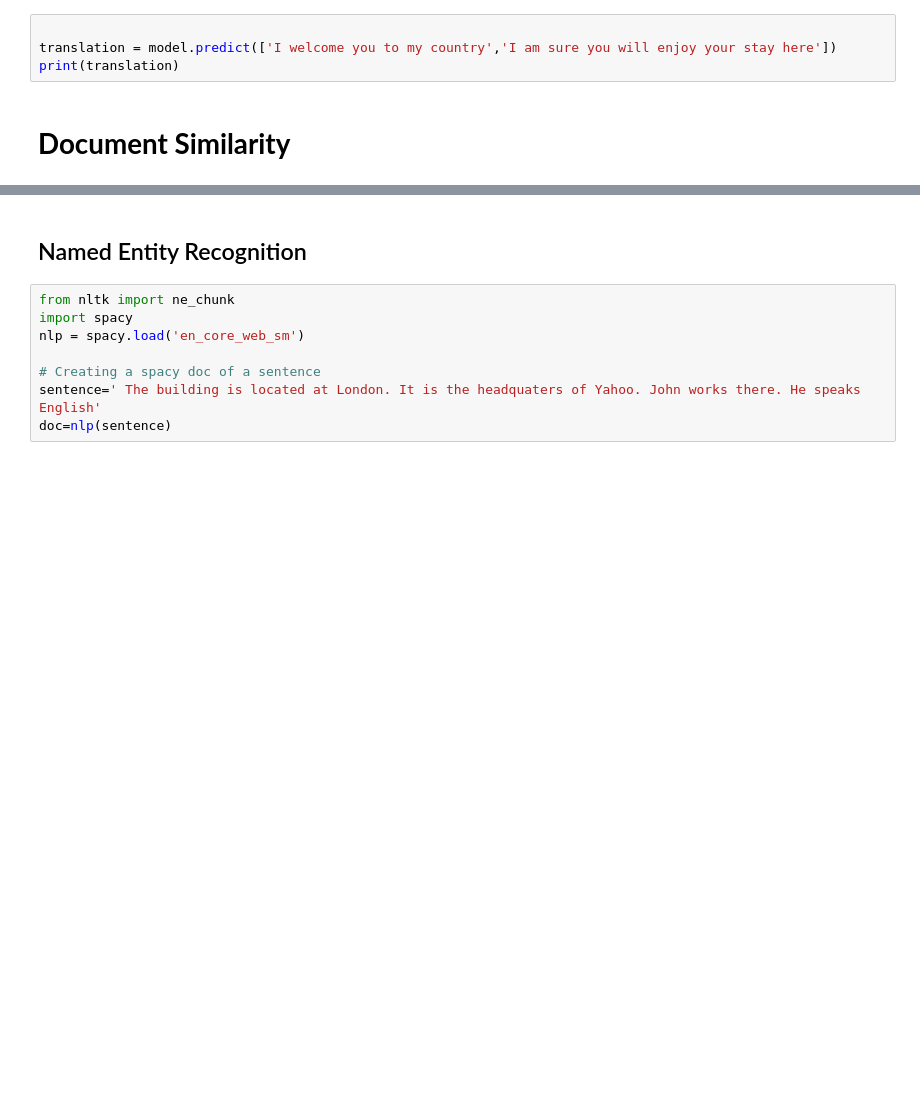
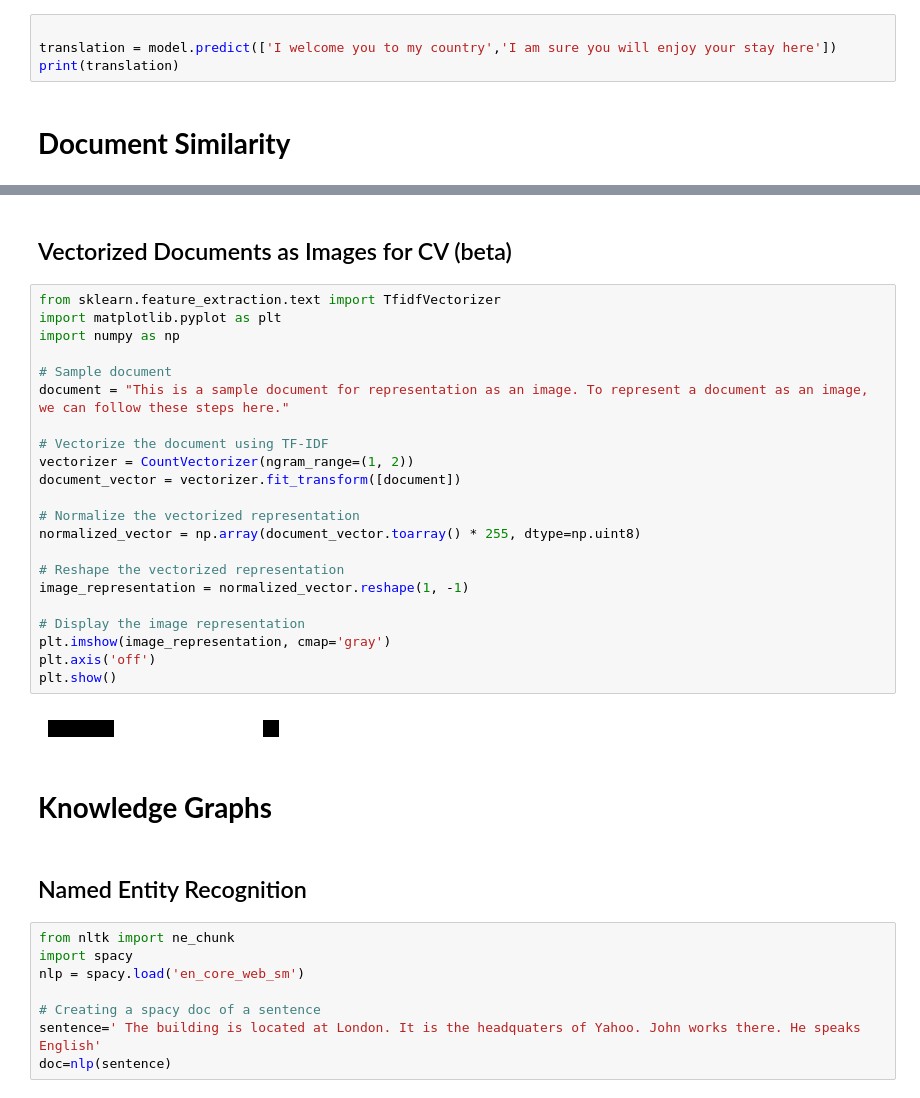
Before and after one commit to aaron68lee/NLP-Graphical-Knowledge-Mining, a Jupyter notebook: Topic_Modeling.ipynb, the cells around one changed output, grey strips where cells are left out. Cells and saved outputs as stored; diff of their text form; blank space fills up the shorter version.

```diff
--- a/Topic_Modeling.ipynb
+++ b/Topic_Modeling.ipynb
@@ -980,3 +1230,31 @@ Laplagne-Barris_FRconq_s1v06_15                          1.000000
+# %% [markdown]
+## Vectorized Documents as Images for CV (beta)
+# %%
+from sklearn.feature_extraction.text import TfidfVectorizer
+import matplotlib.pyplot as plt
+import numpy as np
+
+# Sample document
+document = "This is a sample document for representation as an image. To represent a document as an image, we can follow these steps here."
+
+# Vectorize the document using TF-IDF
+vectorizer = CountVectorizer(ngram_range=(1, 2))
+document_vector = vectorizer.fit_transform([document])
+
+# Normalize the vectorized representation
+normalized_vector = np.array(document_vector.toarray() * 255, dtype=np.uint8)
+
+# Reshape the vectorized representation
+image_representation = normalized_vector.reshape(1, -1)
+
+# Display the image representation
+plt.imshow(image_representation, cmap='gray')
+plt.axis('off')
+plt.show()
+# %% [output]
+[figure, added]
+# %% [markdown]
+#  **Knowledge Graphs**
 # %% [markdown]
 ## Named Entity Recognition
 # %%
```
Also changed, not shown: parts of 26 cells of this notebook, 3 other files.
